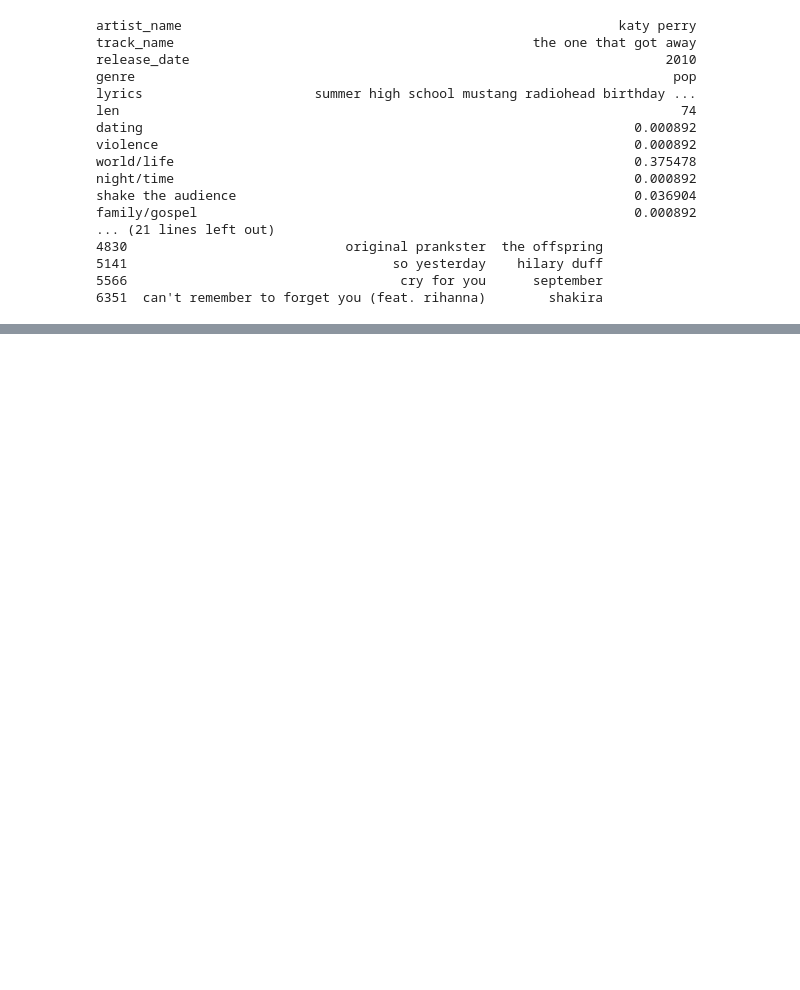
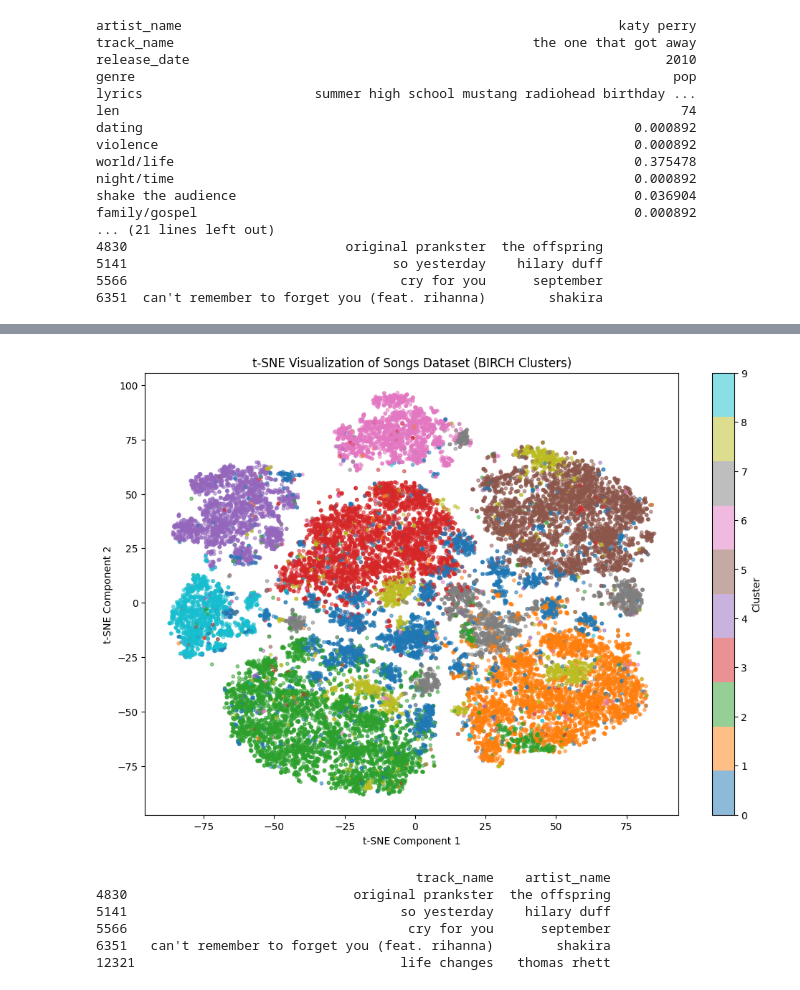
Before and after one commit to wnovak5/ML4VA-music-recommendation, a Jupyter notebook: ML4VA-music-recommendation.ipynb, the cells around one changed output, grey strips where cells are left out. Cells and saved outputs as stored; diff of their text form; code cells hidden in the pictures; blank space fills up the shorter version.

```diff
--- a/ML4VA-music-recommendation.ipynb
+++ b/ML4VA-music-recommendation.ipynb
@@ -211,7 +205,7 @@ import matplotlib.pyplot as plt
 tsne = TSNE()
 songs_tsne = tsne.fit_transform(songs_prepared)
 # %%
-kmeans = KMeans(n_clusters=20, n_init='auto', random_state=1)
+kmeans = KMeans(n_clusters=12, n_init='auto', random_state=1)
 kmeans.fit(songs_prepared)
 clusters = kmeans.predict(songs_prepared)
 # %%
@@ -334,6 +313,6 @@ plt.show()
 # %%
 from sklearn.mixture import GaussianMixture
-gmm = GaussianMixture(n_components=15, random_state=1)
+gmm = GaussianMixture(n_components=10, random_state=1)
 gmm.fit(songs_prepared)
 
 tsne = TSNE(n_components=2, random_state=1)
@@ -392,6 +362,6 @@ print(top_5_songs)
 # %%
 from sklearn.cluster import Birch
-birch = Birch(n_clusters=15, threshold=0.5)
+birch = Birch(n_clusters=10, threshold=0.5)
 birch.fit(songs_prepared)
 tsne = TSNE(n_components=2, random_state=1)
 songs_tsne = tsne.fit_transform(songs_prepared)
@@ -399,31 +369,39 @@ clusters_birch = birch.predict(songs_prepared)
 plt.figure(figsize=(12, 8))
 plt.scatter(
     songs_tsne[:, 0],
     songs_tsne[:, 1],
     alpha=0.5,
     s=10,
     c=clusters_birch,
     cmap="tab10"
 )
 plt.title('t-SNE Visualization of Songs Dataset (BIRCH Clusters)')
 plt.xlabel('t-SNE Component 1')
 plt.ylabel('t-SNE Component 2')
 plt.colorbar(label='Cluster')
 plt.show()
 
 
 def top_5_birch(song_name, songs, songs_prepared, birch):
     song_index = songs[songs['track_name'] == song_name].index[0]
     song_cluster = birch.predict(songs_prepared[song_index].reshape(1, -1))[0]
     cluster_indices = np.where(birch.predict(songs_prepared) == song_cluster)[0]
     cluster_indices = cluster_indices[cluster_indices != song_index]
     distances = cosine_distances(
         songs_prepared[song_index].reshape(1, -1),
         songs_prepared[cluster_indices]
     )[0]
     top_5_indices = cluster_indices[np.argsort(distances)[:5]]
     top_5_songs = songs.iloc[top_5_indices][['track_name', 'artist_name']]
     return top_5_songs
 
-top_5_songs = top_5_birch("wide awake", songsKeep, songs_prepared, birch)
+top_5_songs = top_5_birch("the one that got away", songsKeep, songs_prepared, birch)
 print(top_5_songs)
+# %% [output]
+[figure, added]
+                                         track_name    artist_name
+4830                             original prankster  the offspring
+5141                                   so yesterday    hilary duff
+5566                                    cry for you      september
+6351   can't remember to forget you (feat. rihanna)        shakira
+12321                                  life changes   thomas rhett
```
Also changed, not shown: parts of 7 cells of this notebook.
